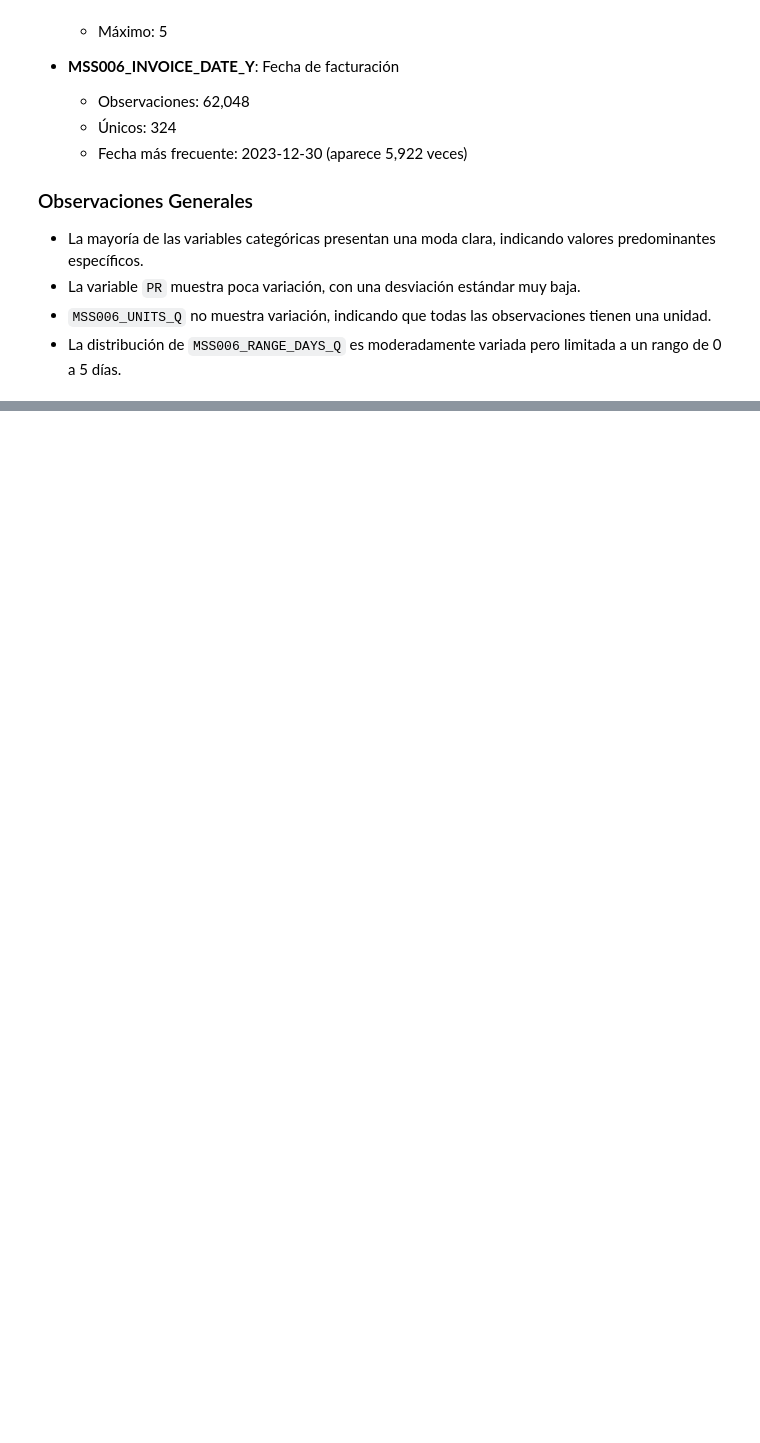
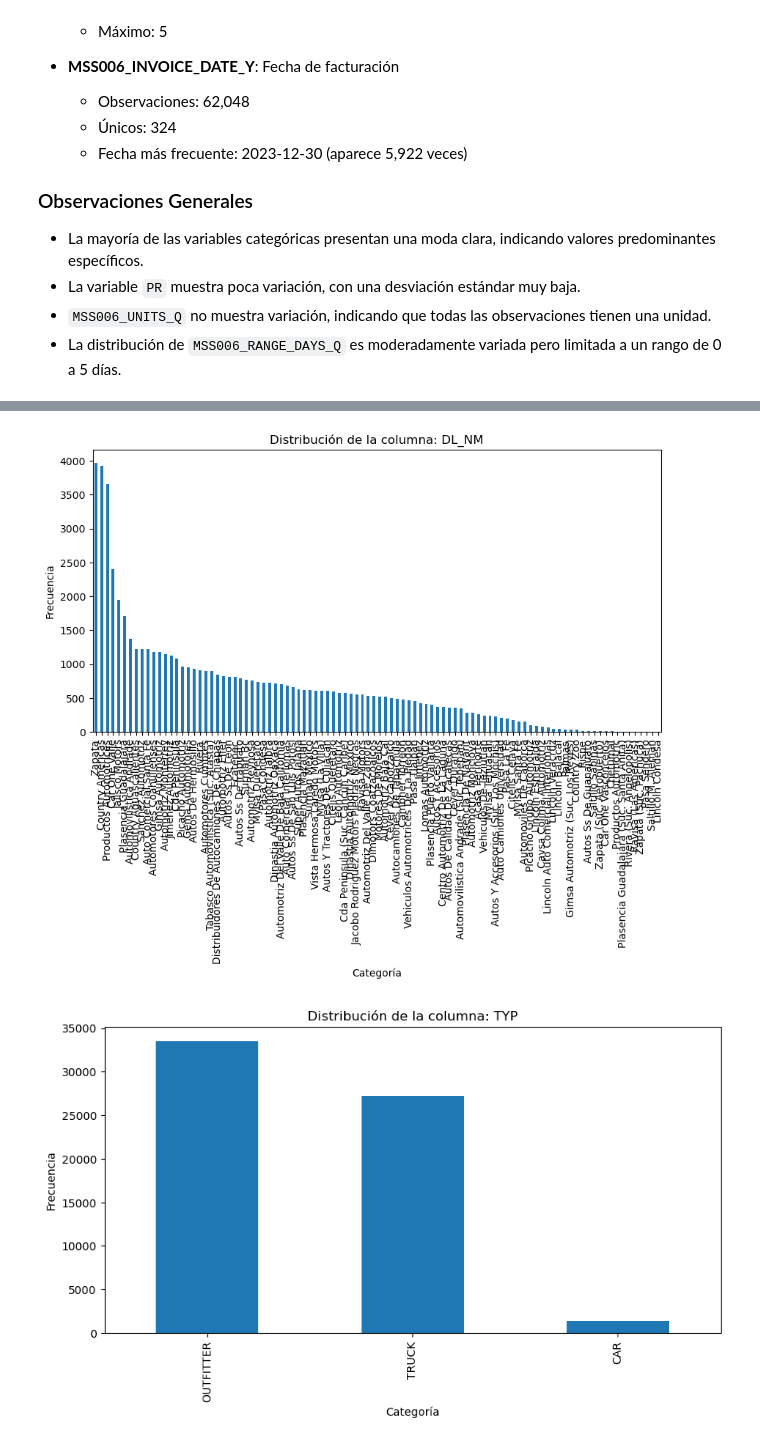
Before and after one commit to A01793578/AI_Chatbot, a Jupyter notebook: notebooks/a01793919.ipynb, the cells around one changed output, grey strips where cells are left out. Cells and saved outputs as stored; diff of their text form; code cells hidden in the pictures; blank space fills up the shorter version.

```diff
--- a/notebooks/a01793919.ipynb
+++ b/notebooks/a01793919.ipynb
@@ -253,3 +309,8 @@ stock_vehicles.describe(include = 'all')
 | 50% | NaN | NaN | 202403.000000 | NaN | NaN | 1.0 | NaN | ... |
 | 75% | NaN | NaN | 202404.000000 | NaN | NaN | 1.0 | NaN | ... |
 | max | NaN | NaN | 202405.000000 | NaN | NaN | 1.0 | NaN | ... |
+# %%
+plot_categorical_data(stock_vehicles[['DL_NM', 'TYP', 'MSS006_LINE_VEH_X', 'MSS006_STATUS_STOCK_C']])
+# %% [output]
+[figure, added]
+[figure, added]
```
Also changed, not shown: parts of 6 cells of this notebook.
